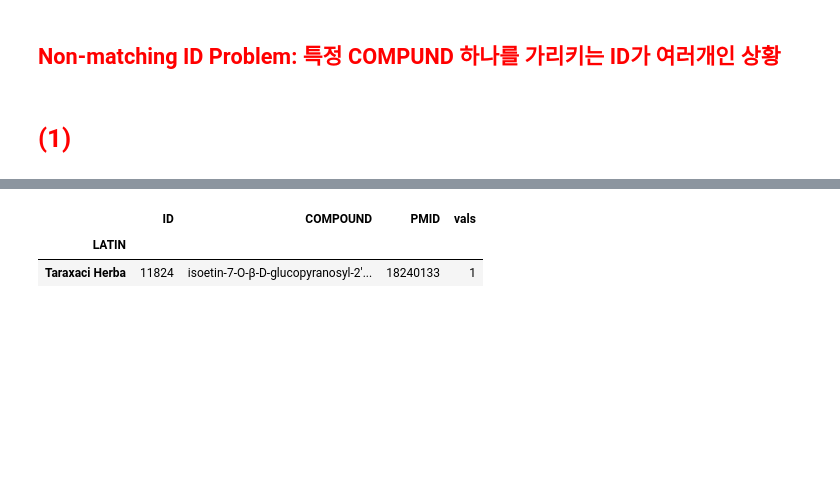
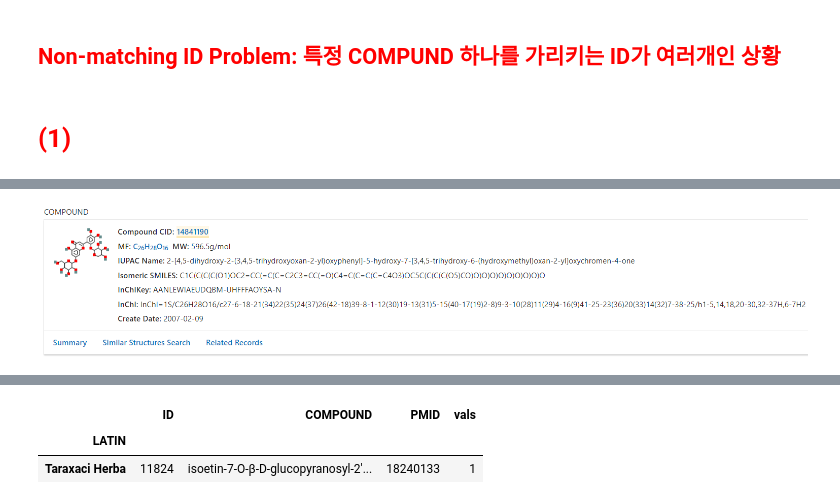
Before and after one commit to JoonghoLee/KOR_TM, a Jupyter notebook: KOR_TM_v1.ipynb, the cells around one changed output, grey strips where cells are left out. Drawn from its saved outputs; the diff is of its cells as text; code cells hidden in the pictures; blank space fills up the shorter version.

```diff
--- a/KOR_TM_v1.ipynb
+++ b/KOR_TM_v1.ipynb
@@ -289,3 +289,7 @@ df_CID_CNT[m]
+# %%
+Image('20230830_170748.png')
+# %% [output]
+[figure, added]
 # %%
 m = df_CP['CID'] == CID_LST[0]
 df_CP[m]
```
Also changed, not shown: parts of 4 cells of this notebook.
